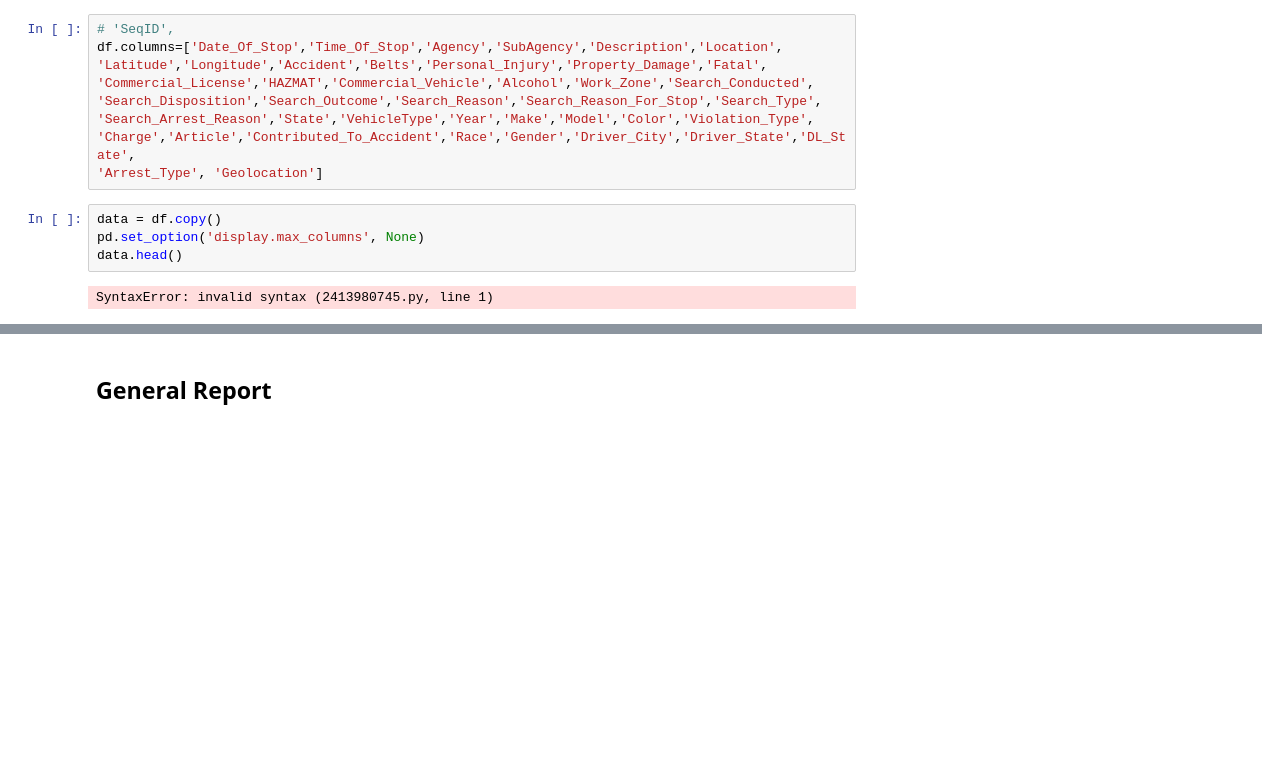
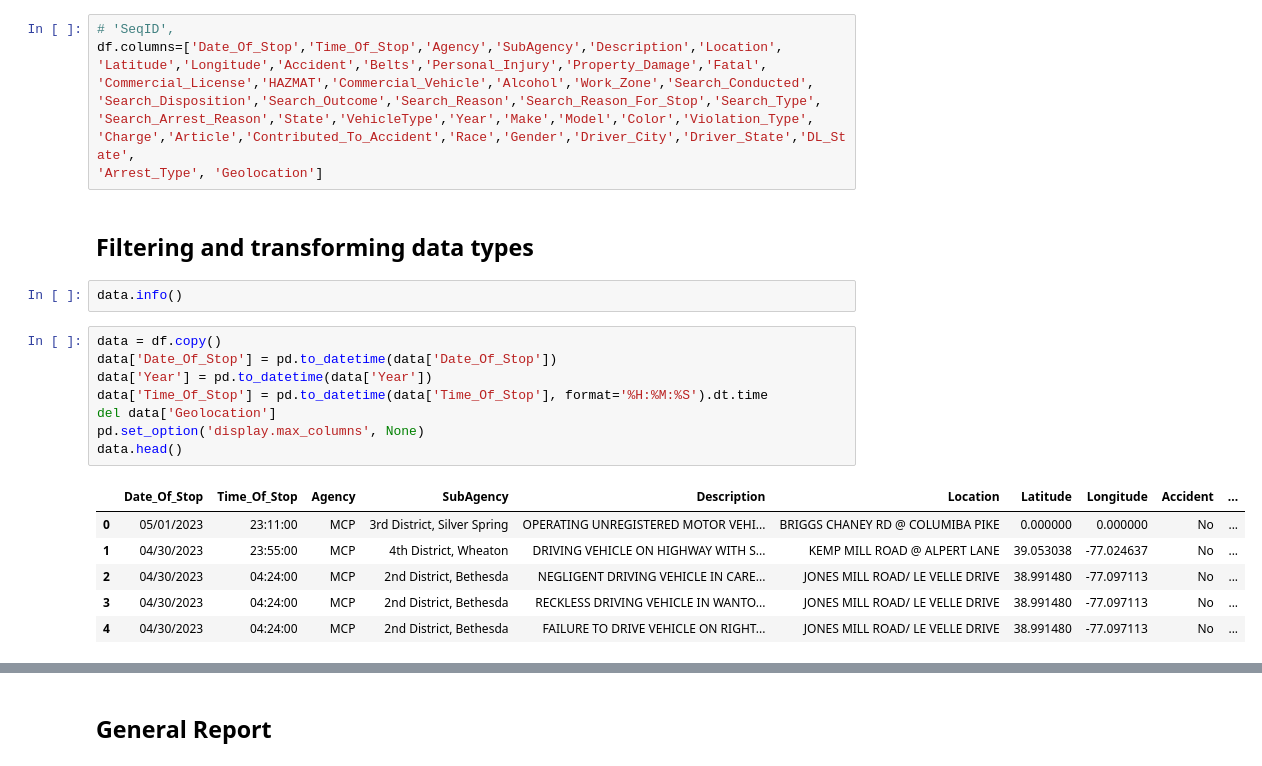
Before and after one commit to avariza/JAQLN-AI, a Jupyter notebook: tasks/EDA.ipynb, the cells around one changed output, grey strips where cells are left out. Drawn from its saved outputs; the diff is of its cells as text; blank space fills up the shorter version.

```diff
--- a/tasks/EDA.ipynb
+++ b/tasks/EDA.ipynb
@@ -27,9 +30,22 @@ df.columns=['Date_Of_Stop','Time_Of_Stop','Agency','SubAgency','Description','Lo
 'Search_Arrest_Reason','State','VehicleType','Year','Make','Model','Color','Violation_Type',
 'Charge','Article','Contributed_To_Accident','Race','Gender','Driver_City','Driver_State','DL_State',
 'Arrest_Type', 'Geolocation']
-# %%
-data = df.copy()
-pd.set_option('display.max_columns', None)
-data.head()
-# %% [output]
-SyntaxError: invalid syntax (2413980745.py, line 1)
+# %% [markdown]
+## Filtering and transforming data types
+# %%
+data.info()
+# %%
+data = df.copy()
+data['Date_Of_Stop'] = pd.to_datetime(data['Date_Of_Stop'])
+data['Year'] = pd.to_datetime(data['Year'])
+data['Time_Of_Stop'] = pd.to_datetime(data['Time_Of_Stop'], format='%H:%M:%S').dt.time
+del data['Geolocation']
+pd.set_option('display.max_columns', None)
+data.head()
+# %% [output]
+|  | Date_Of_Stop | Time_Of_Stop | Agency | SubAgency | Description | Location | Latitude | Longitude | Accident | ... |
+| 0 | 05/01/2023 | 23:11:00 | MCP | 3rd District, Silver Spring | OPERATING UNREGISTERED MOTOR VEHI... | BRIGGS CHANEY RD @ COLUMIBA PIKE | 0.000000 | 0.000000 | No | ... |
+| 1 | 04/30/2023 | 23:55:00 | MCP | 4th District, Wheaton | DRIVING VEHICLE ON HIGHWAY WITH S... | KEMP MILL ROAD @ ALPERT LANE | 39.053038 | -77.024637 | No | ... |
+| 2 | 04/30/2023 | 04:24:00 | MCP | 2nd District, Bethesda | NEGLIGENT DRIVING VEHICLE IN CARE... | JONES MILL ROAD/ LE VELLE DRIVE | 38.991480 | -77.097113 | No | ... |
+| 3 | 04/30/2023 | 04:24:00 | MCP | 2nd District, Bethesda | RECKLESS DRIVING VEHICLE IN WANTO... | JONES MILL ROAD/ LE VELLE DRIVE | 38.991480 | -77.097113 | No | ... |
+| 4 | 04/30/2023 | 04:24:00 | MCP | 2nd District, Bethesda | FAILURE TO DRIVE VEHICLE ON RIGHT... | JONES MILL ROAD/ LE VELLE DRIVE | 38.991480 | -77.097113 | No | ... |
```
Also changed, not shown: parts of 19 cells of this notebook.
